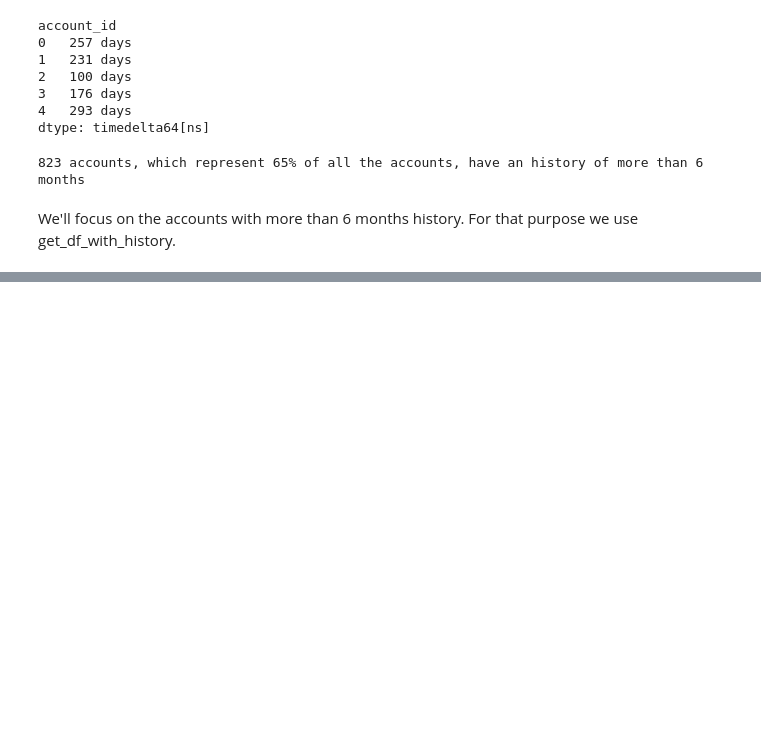
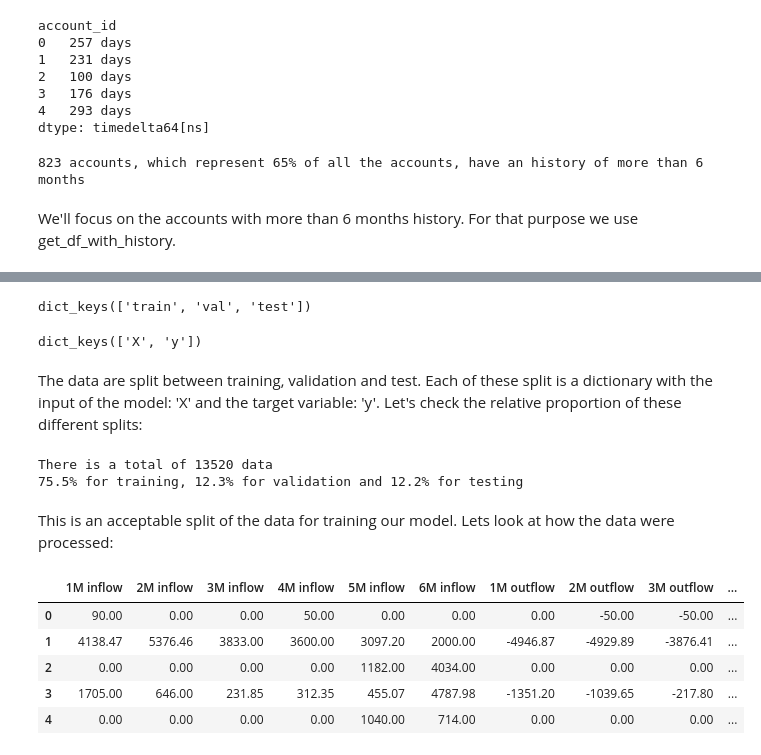
Before and after one commit to Geodego/loan_defaults, a Jupyter notebook: mansa_loans.ipynb, the cells around one changed output, grey strips where cells are left out. Saved outputs shown, nothing was run; the diff lists cells and outputs as text; code cells hidden in the pictures; blank space fills up the shorter version.

```diff
--- a/mansa_loans.ipynb
+++ b/mansa_loans.ipynb
@@ -128,0 +131,35 @@ SyntaxError: invalid syntax (<ipython-input-25-8e464d705049>, line 1)
+# %%
+from src.data_tools import get_training_data
+# When processing the data, we keep the last 2 months for testing and the previous 2 months for validation
+training_data = get_training_data(test_size=2)
+# %%
+training_data.keys()
+# %% [output]
+dict_keys(['train', 'val', 'test'])
+# %%
+training_data['train'].keys()
+# %% [output]
+dict_keys(['X', 'y'])
+# %% [markdown]
+The data are split between training, validation and test. Each of these split is a dictionary with the input of the model: 'X' and the target variable: 'y'. Let's check the relative proportion of these different splits:
+# %%
+n_train = training_data['train']['X'].shape[0]
+n_val = training_data['val']['X'].shape[0]
+n_test = training_data['test']['X'].shape[0]
+n = n_train + n_val + n_test
+print(f'There is a total of {n} data')
+print(f'{n_train/n*100:.1f}% for training, {n_val/n*100:.1f}% for validation and {n_test/n*100:.1f}% for testing')
+# %% [output]
+There is a total of 13520 data
+75.5% for training, 12.3% for validation and 12.2% for testing
+# %% [markdown]
+This is an acceptable split of the data for training our model. Lets look at how the data were processed:
+# %%
+training_data['train']['X'].head()
+# %% [output]
+|  | 1M inflow | 2M inflow | 3M inflow | 4M inflow | 5M inflow | 6M inflow | 1M outflow | 2M outflow | 3M outflow | ... |
+| 0 | 90.00 | 0.00 | 0.00 | 50.00 | 0.00 | 0.00 | 0.00 | -50.00 | -50.00 | ... |
+| 1 | 4138.47 | 5376.46 | 3833.00 | 3600.00 | 3097.20 | 2000.00 | -4946.87 | -4929.89 | -3876.41 | ... |
+| 2 | 0.00 | 0.00 | 0.00 | 0.00 | 1182.00 | 4034.00 | 0.00 | 0.00 | 0.00 | ... |
+| 3 | 1705.00 | 646.00 | 231.85 | 312.35 | 455.07 | 4787.98 | -1351.20 | -1039.65 | -217.80 | ... |
+| 4 | 0.00 | 0.00 | 0.00 | 0.00 | 1040.00 | 714.00 | 0.00 | 0.00 | 0.00 | ... |
```
Also changed, not shown: parts of 33 cells of this notebook.
